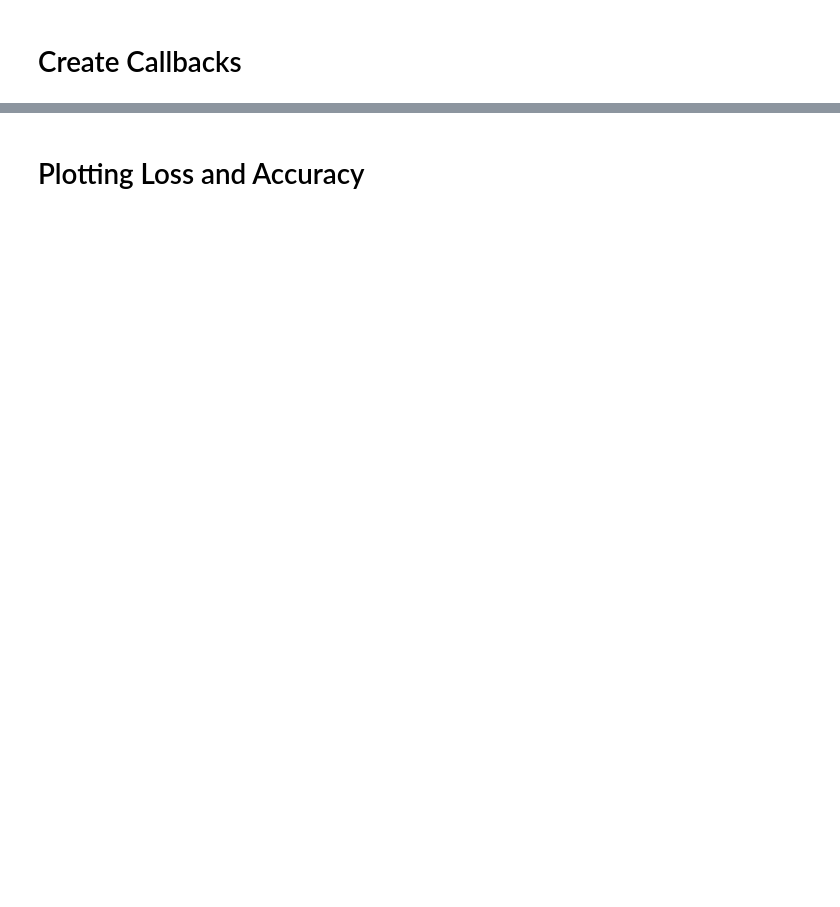
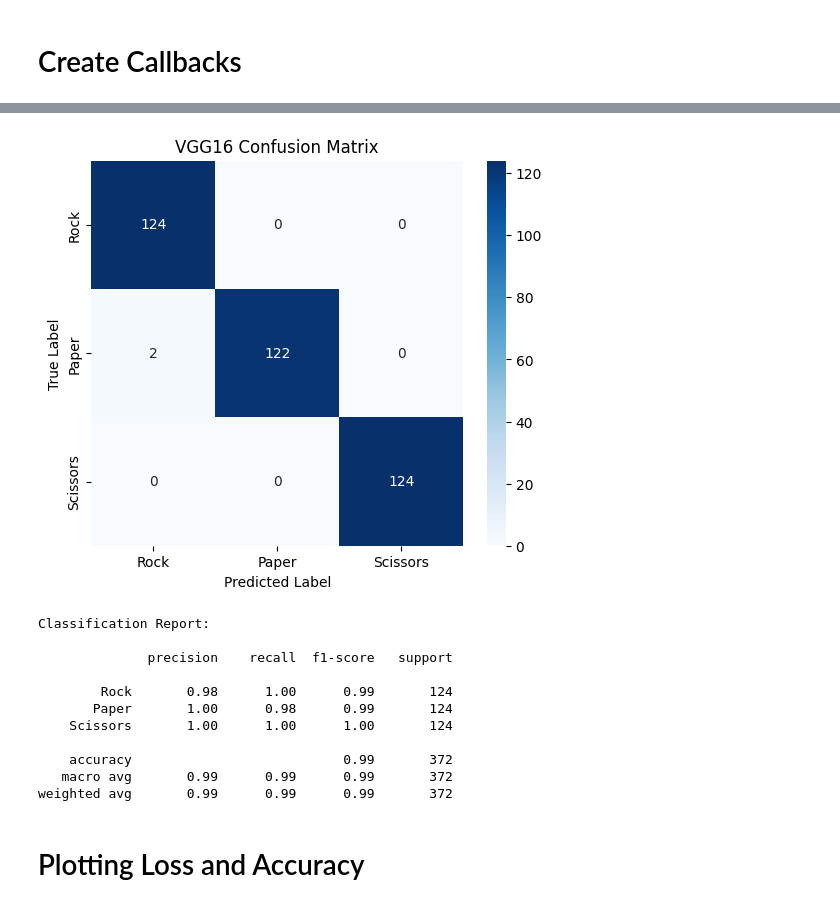
Before and after one commit to yhlyyuu/ML, a Jupyter notebook: rockpaperscissors_CNN.ipynb, the cells around one changed output, grey strips where cells are left out. Saved outputs shown, nothing was run; the diff lists cells and outputs as text; code cells hidden in the pictures; blank space fills up the shorter version.

```diff
--- a/rockpaperscissors_CNN.ipynb
+++ b/rockpaperscissors_CNN.ipynb
@@ -60,3 +66,6 @@ AUTOTUNE = tf.data.AUTOTUNE
 
 train_ds = train_ds.map(preprocess, num_parallel_calls=AUTOTUNE).shuffle(1000).batch(BATCH_SIZE).prefetch(AUTOTUNE)
 test_ds = test_ds.map(preprocess, num_parallel_calls=AUTOTUNE).batch(BATCH_SIZE).prefetch(AUTOTUNE)
+# %%
+for image, label in train_ds.take(1):
+    print(image.shape)
@@ -237,3 +336,46 @@ print('Accuracy: {:.2f}%'.format(results[1]*100))
+# %%
+# --- 2️⃣ 混淆矩陣與 F1-score 評估 ---
+
+# 收集真實與預測標籤
+y_true = []
+y_pred = []
+
+for image_batch, label_batch in test_ds.unbatch():
+    image = tf.expand_dims(image_batch, axis=0)  # 增加 batch 維度
+    pred = model.predict(image, verbose=0)
+    pred_label = np.argmax(pred, axis=1)[0]
+    y_pred.append(pred_label)
+    y_true.append(label_batch.numpy())
+
+# 標籤名稱
+class_names = ['Rock', 'Paper', 'Scissors']
+
+# 混淆矩陣
+cm = confusion_matrix(y_true, y_pred)
+
+plt.figure(figsize=(6,5))
+sns.heatmap(cm, annot=True, fmt='d', cmap='Blues', xticklabels=class_names, yticklabels=class_names)
+plt.xlabel('Predicted Label')
+plt.ylabel('True Label')
+plt.title('VGG16 Confusion Matrix')
+plt.show()
+
+# classification report
+print("\nClassification Report:\n")
+print(classification_report(y_true, y_pred, target_names=class_names))
+# %% [output]
+[figure, added]
+Classification Report:
+
+              precision    recall  f1-score   support
+
+        Rock       0.98      1.00      0.99       124
+       Paper       1.00      0.98      0.99       124
+    Scissors       1.00      1.00      1.00       124
+
+    accuracy                           0.99       372
+   macro avg       0.99      0.99      0.99       372
+weighted avg       0.99      0.99      0.99       372
 # %% [markdown]
 # Plotting Loss and Accuracy
 # %%
```
Also changed, not shown: parts of 19 cells of this notebook.
